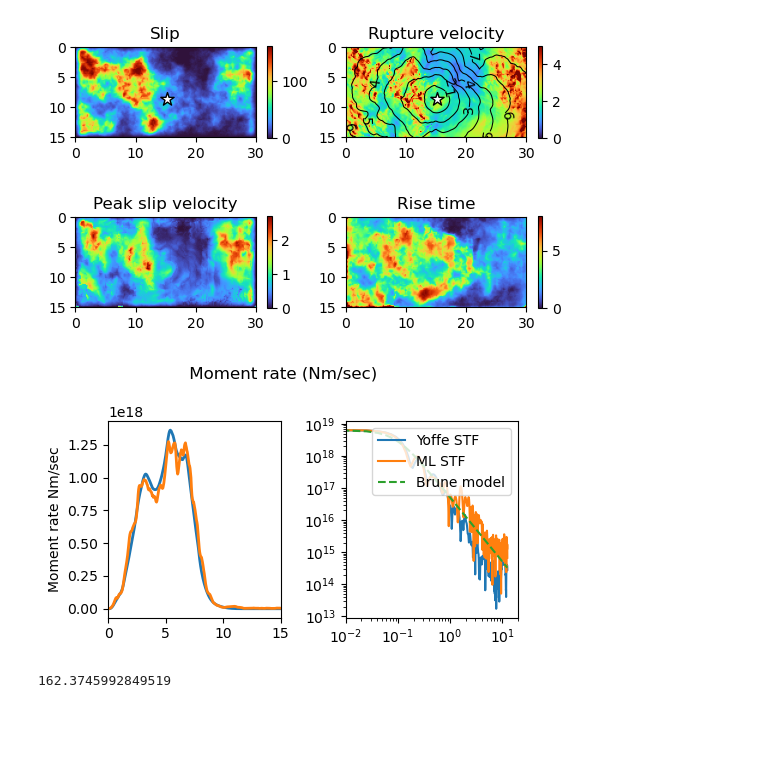
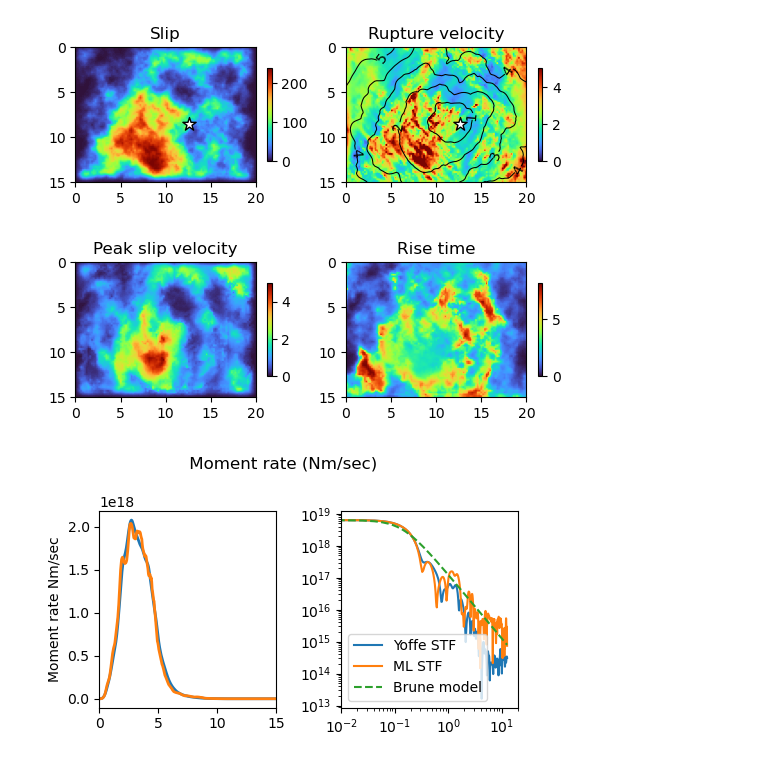
Before and after one commit to Tariq97/MLRG-python, a Jupyter notebook: gen_PD_source.ipynb, the cells around one changed output. Drawn from its saved outputs; the diff is of its cells as text; code cells hidden in the pictures; blank space fills up the shorter version.

```diff
--- a/gen_PD_source.ipynb
+++ b/gen_PD_source.ipynb
@@ -26,9 +26,9 @@ from Calibrate_KinParams import *
 from Compute_Yoffe_and_ML_STF import *
 from plot_mtf_rate import *
 # %%
-# Input parameters
+# Input parameters for MLRG
 
-W = 15; L = 30; Mw = 6.5        # Width, Length and Magnitude
+W = 15; L = 20; Mw = 6.5        # Width, Length and Magnitude
 mech = 'ss'                     # Mechanism
 acf = 'ak'                      # ACF
 corr = np.array([5, 5, 0.77])   # Correlation lengths for slip [az, ax, H]
@@ -89,7 +89,7 @@ Tr_eff = Compute_Tr(psv2,slip_taper/100,Tacc_ratio=Tacc_ratio)
 Tacc = Tr_eff*Tacc_ratio
 
 # Computing STFs and modified STFs based on ML
-slip_time, slip_rate_yoffe, slip_rate_ml, Tr_new, Vmax_new = Compute_Yoffe_and_ML_STF(slip_taper/100,vr,X2,Y2,crack_length,t_onset,Tr_eff,Tacc_ratio,t_end=20,num_pts=501)
+slip_time, slip_rate_yoffe, slip_rate_ml0, slip_rate_ml1, Tr_new0, Vmax_new0, Tr_new1, Vmax_new1 = Compute_Yoffe_and_ML_STF(slip_taper/100,vr,X2,Y2,crack_length,t_onset,Tr_eff,Tacc_ratio,t_end=20,num_pts=501)
 # %% [output]
  Summary of input parameters
  Velocity file: rupvel.bin
@@ -105,5 +110,5 @@ First ML STFs computed
 # %%
-## Plot kinematic parameters
+## Plot kinematic parameters without Andrews et al., (2005) condition
 
 graph1, (plot1, plot2) = plt.subplots(1, 2)
 
@@ -121,42 +126,38 @@ graph1.colorbar(ax,shrink=0.25)
 ax= plot2.imshow(np.flipud(vr_new),cmap='turbo',extent =[lx.min(),
                                       lx.max(),
                                       lz.min(),
                                       lz.max()], clim=(0,5))
 plot2.yaxis.set_inverted(True)
 plot2.scatter(hypo_x,hypo_z,100,c='w',marker='*',edgecolors='k')
 CS = plot2.contour(lx,lz,t_onset, levels,colors=['black'],linewidths=0.75)
 plot2.clabel(CS)
 plot2.set_title('Rupture velocity')
 graph1.colorbar(ax,shrink=0.25)
 
 # Tr and PSV
 
 graph1, (plot1, plot2) = plt.subplots(1, 2)
 
-ax = plot1.imshow(np.flipud(Vmax_new),cmap='turbo',extent =[lx.min(),
+ax = plot1.imshow(np.flipud(Vmax_new0),cmap='turbo',extent =[lx.min(),
                                       lx.max(),
                                       lz.min(),
-                                      lz.max()], clim=(0,np.max(Vmax_new)))
+                                      lz.max()], clim=(0,np.max(Vmax_new0)))
 plot1.set_title('Peak slip velocity')
 graph1.colorbar(ax,shrink=0.25)
 plot1.yaxis.set_inverted(True)
 
-ax = plot2.imshow(np.flipud(Tr_new),cmap='turbo',extent =[lx.min(),
+ax = plot2.imshow(np.flipud(Tr_new0),cmap='turbo',extent =[lx.min(),
                                       lx.max(),
                                       lz.min(),
-                                      lz.max()], clim=(0,8))
+                                      lz.max()], clim=(0,np.max(Tr_new0)))
 plot2.set_title('Rise time')
 graph1.colorbar(ax,shrink=0.25)
 plot2.yaxis.set_inverted(True)
 
 ## MTF and spectra
 
-plot_mtf_rate(slip_time,slip_rate_yoffe,slip_rate_ml,samp)
+plot_mtf_rate(slip_time,slip_rate_yoffe,slip_rate_ml0,samp)
 # %% [output]
-[figure, old version]
+[figure, new version]
-[figure, old version]
+[figure, new version]
-[figure, old version]
+[figure, new version]
-# %%
-np.max(slip_taper)
-# %% [output]
-162.3745992849519
```
Also changed, not shown: parts of 3 cells of this notebook, 4 other files.
